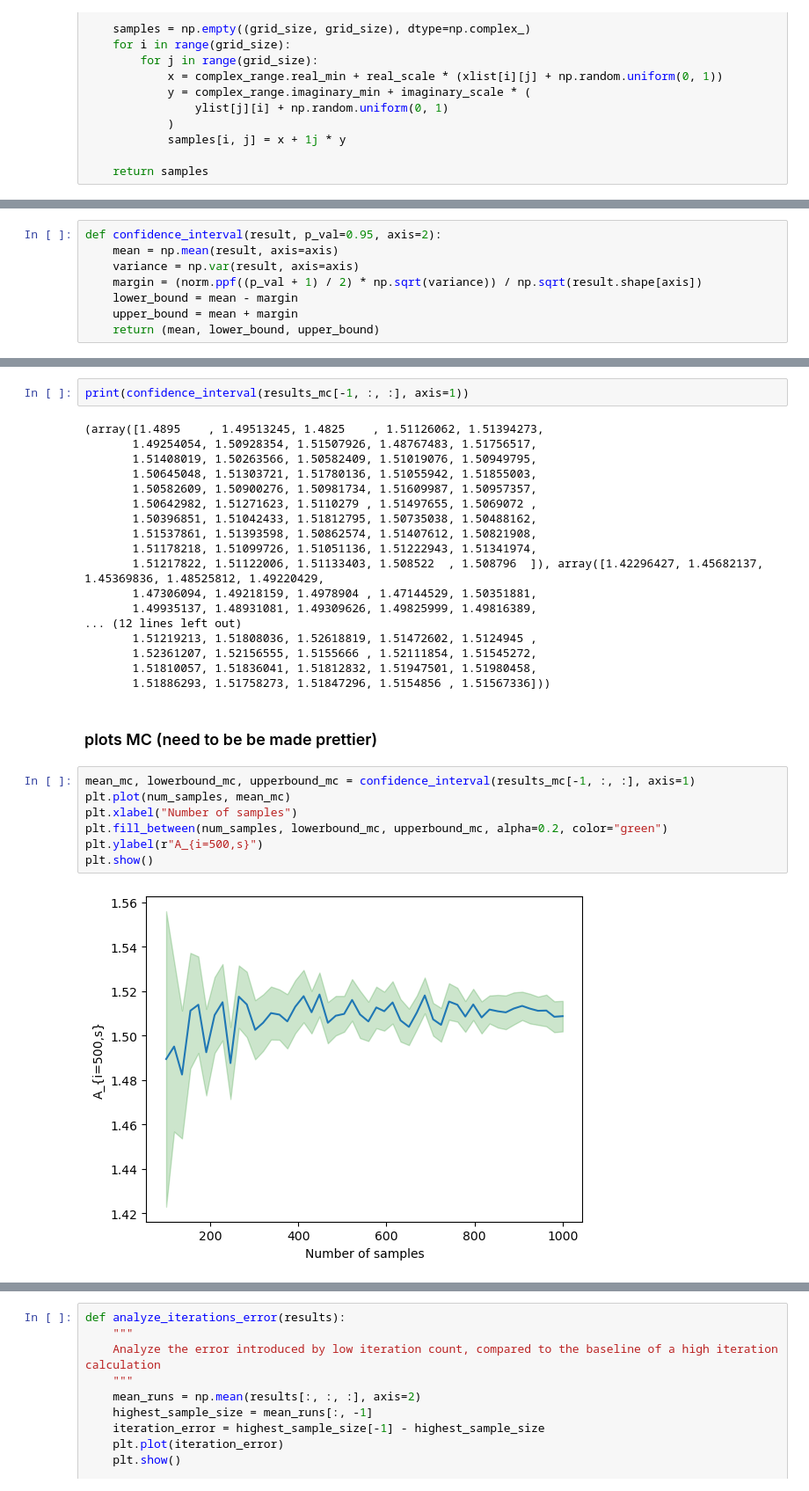
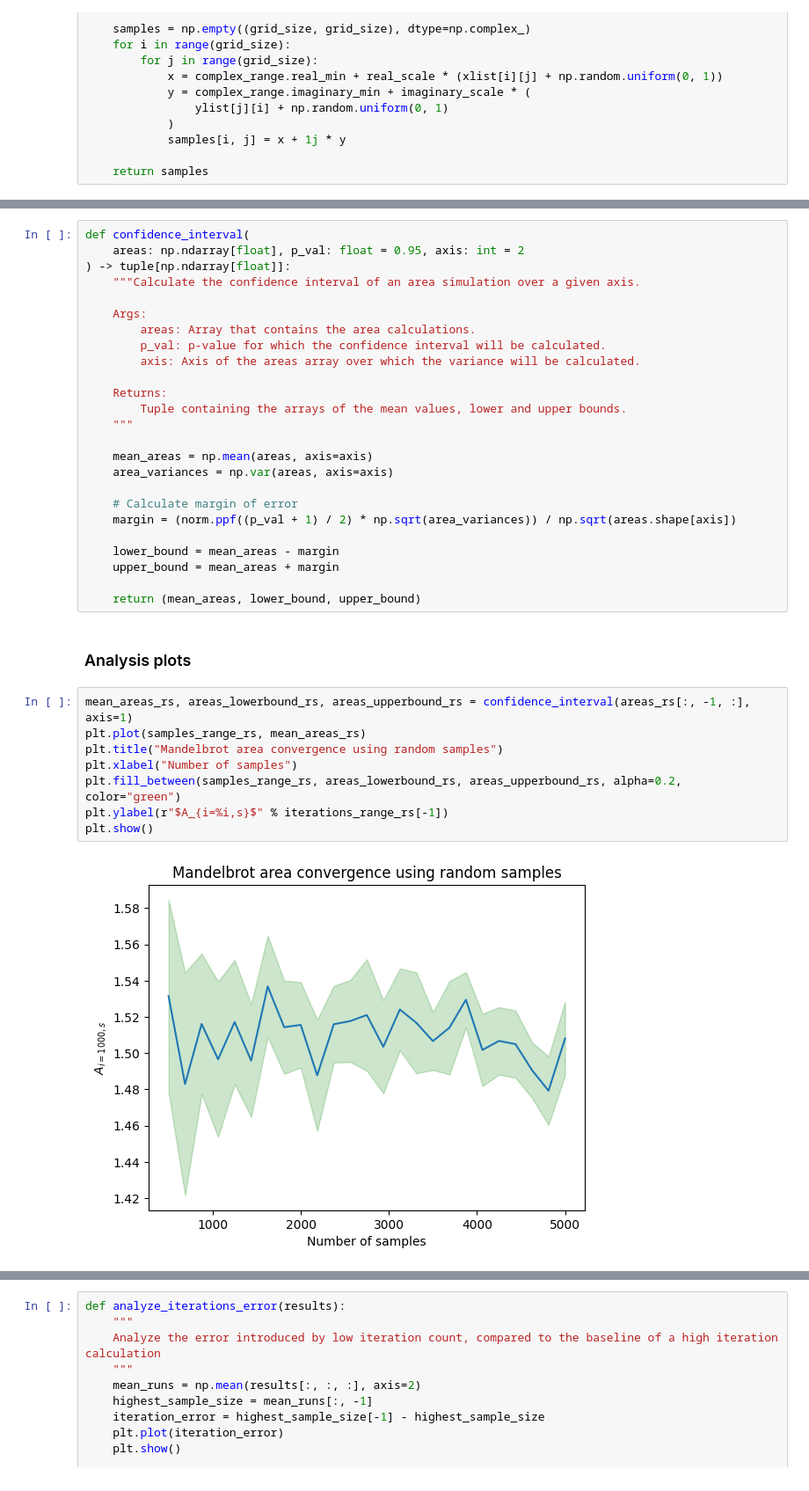
Before and after one commit to LodeVermeulen/stochastic-simulation, a Jupyter notebook: Homework 1/homework1.ipynb, the cells around one changed output, grey strips where cells are left out. Shown at 88% size. Saved outputs shown, nothing was run; the diff lists cells and outputs as text.

```diff
--- a/Homework 1/homework1.ipynb
+++ b/Homework 1/homework1.ipynb
@@ -619,8 +651,0 @@ when iterated 1000 times is 1.523052.
-# %%
-def confidence_interval(result, p_val=0.95, axis=2):
-    mean = np.mean(result, axis=axis)
-    variance = np.var(result, axis=axis)
-    margin = (norm.ppf((p_val + 1) / 2) * np.sqrt(variance)) / np.sqrt(result.shape[axis])
-    lower_bound = mean - margin
-    upper_bound = mean + margin
-    return (mean, lower_bound, upper_bound)
@@ -641,32 +652,38 @@ grid_size_ORTH = np.linspace(10, 100, num=50, dtype=int).astype(int)
-# %%
-print(confidence_interval(results_mc[-1, :, :], axis=1))
-# %% [output]
-(array([1.4895    , 1.49513245, 1.4825    , 1.51126062, 1.51394273,
-       1.49254054, 1.50928354, 1.51507926, 1.48767483, 1.51756517,
-       1.51408019, 1.50263566, 1.50582409, 1.51019076, 1.50949795,
-       1.50645048, 1.51303721, 1.51780136, 1.51055942, 1.51855003,
-       1.50582609, 1.50900276, 1.50981734, 1.51609987, 1.50957357,
-       1.50642982, 1.51271623, 1.5110279 , 1.51497655, 1.5069072 ,
-       1.50396851, 1.51042433, 1.51812795, 1.50735038, 1.50488162,
-       1.51537861, 1.51393598, 1.50862574, 1.51407612, 1.50821908,
-       1.51178218, 1.51099726, 1.51051136, 1.51222943, 1.51341974,
-       1.51217822, 1.51122006, 1.51133403, 1.508522  , 1.508796  ]), array([1.42296427, 1.45682137, 1.45369836, 1.48525812, 1.49220429,
-       1.47306094, 1.49218159, 1.4978904 , 1.47144529, 1.50351881,
-       1.49935137, 1.48931081, 1.49309626, 1.49825999, 1.49816389,
-... (12 lines left out)
-       1.51219213, 1.51808036, 1.52618819, 1.51472602, 1.5124945 ,
-       1.52361207, 1.52156555, 1.5155666 , 1.52111854, 1.51545272,
-       1.51810057, 1.51836041, 1.51812832, 1.51947501, 1.51980458,
-       1.51886293, 1.51758273, 1.51847296, 1.5154856 , 1.51567336]))
-# %% [markdown]
-### plots MC (need to be be made prettier)
+# %%
+def confidence_interval(
+    areas: np.ndarray[float], p_val: float = 0.95, axis: int = 2
+) -> tuple[np.ndarray[float]]:
+    """Calculate the confidence interval of an area simulation over a given axis.
+
+    Args:
+        areas: Array that contains the area calculations.
+        p_val: p-value for which the confidence interval will be calculated.
+        axis: Axis of the areas array over which the variance will be calculated.
+
+    Returns:
+        Tuple containing the arrays of the mean values, lower and upper bounds.
+    """
+
+    mean_areas = np.mean(areas, axis=axis)
+    area_variances = np.var(areas, axis=axis)
+
+    # Calculate margin of error
+    margin = (norm.ppf((p_val + 1) / 2) * np.sqrt(area_variances)) / np.sqrt(areas.shape[axis])
+
+    lower_bound = mean_areas - margin
+    upper_bound = mean_areas + margin
+
+    return (mean_areas, lower_bound, upper_bound)
+# %% [markdown]
+### Analysis plots
 # %%
-mean_mc, lowerbound_mc, upperbound_mc = confidence_interval(results_mc[-1, :, :], axis=1)
-plt.plot(num_samples, mean_mc)
+mean_areas_rs, areas_lowerbound_rs, areas_upperbound_rs = confidence_interval(areas_rs[:, -1, :], axis=1)
+plt.plot(samples_range_rs, mean_areas_rs)
+plt.title("Mandelbrot area convergence using random samples")
 plt.xlabel("Number of samples")
-plt.fill_between(num_samples, lowerbound_mc, upperbound_mc, alpha=0.2, color="green")
-plt.ylabel(r"A_{i=500,s}")
+plt.fill_between(samples_range_rs, areas_lowerbound_rs, areas_upperbound_rs, alpha=0.2, color="green")
+plt.ylabel(r"$A_{i=%i,s}$" % iterations_range_rs[-1])
 plt.show()
 # %% [output]
-[figure, old version]
+[figure, new version]
 # %%
```
Also changed, not shown: parts of 27 cells of this notebook.
